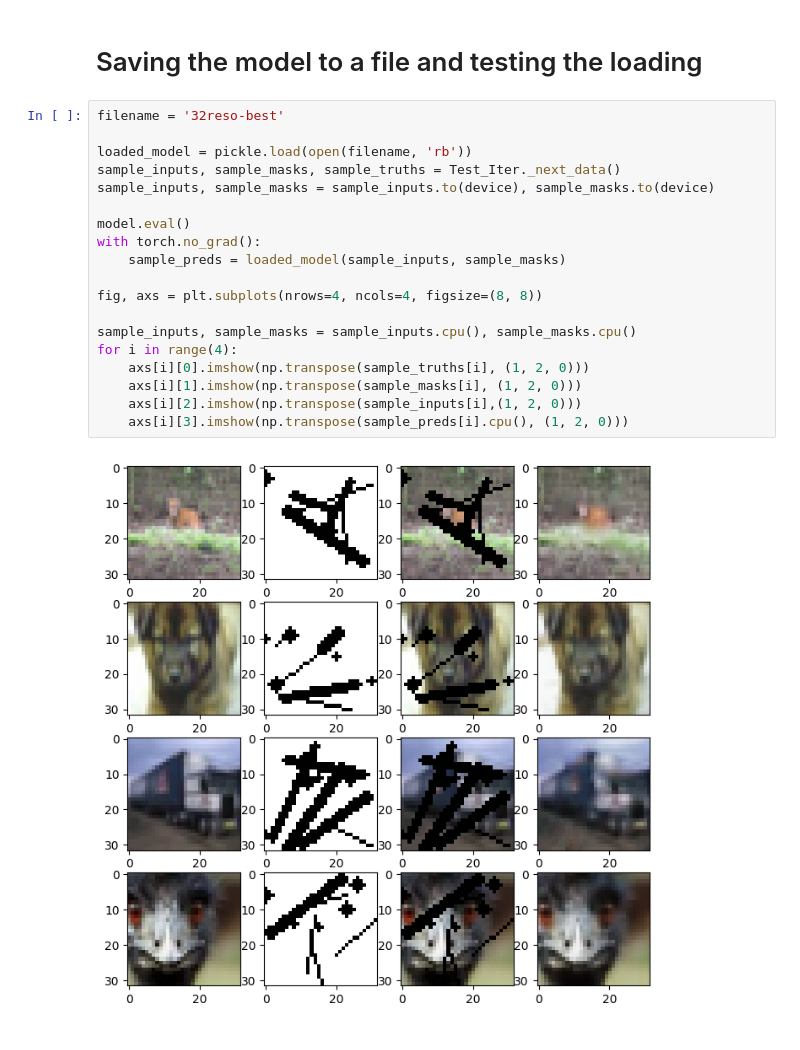
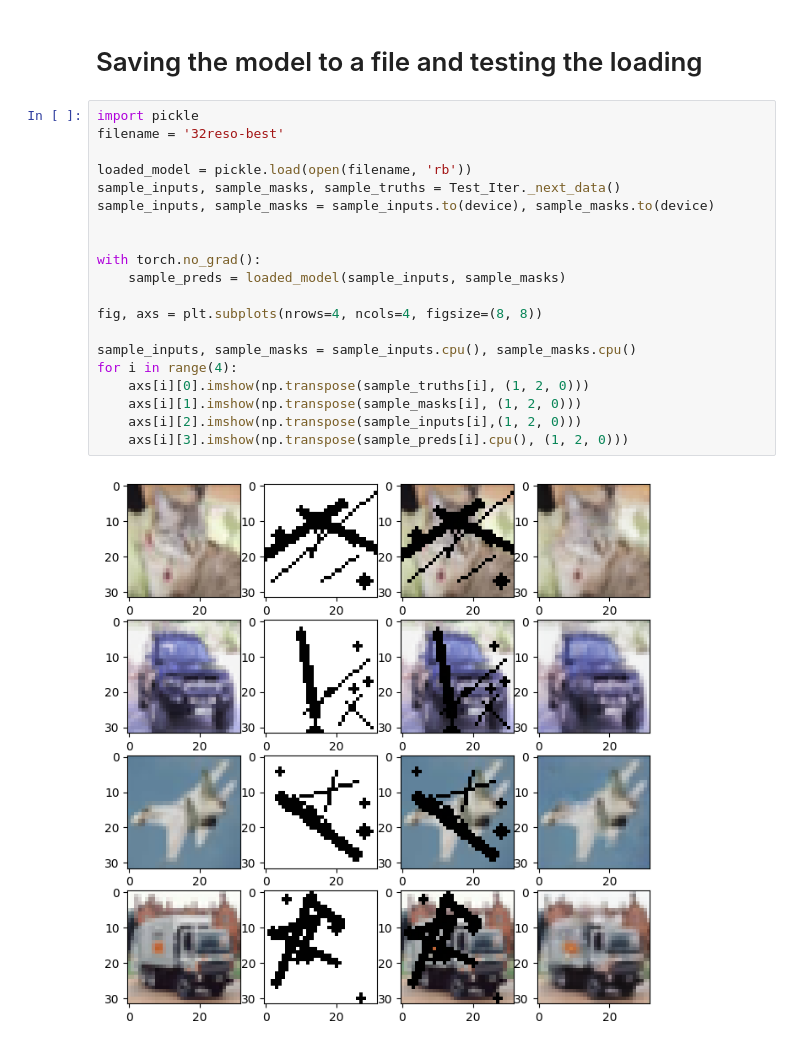
Before and after one commit to ManjotSingh08x/ImageForge, a Jupyter notebook: cifar_10_model.ipynb, the cells around one changed output. Cells and saved outputs as stored; diff of their text form.

```diff
--- a/cifar_10_model.ipynb
+++ b/cifar_10_model.ipynb
@@ -336,23 +336,24 @@ for i in range(4):
 # %% [markdown]
 # Saving the model to a file and testing the loading
 # %%
+import pickle
 filename = '32reso-best'
 
 loaded_model = pickle.load(open(filename, 'rb'))
 sample_inputs, sample_masks, sample_truths = Test_Iter._next_data()
 sample_inputs, sample_masks = sample_inputs.to(device), sample_masks.to(device)
 
-model.eval()
+
 with torch.no_grad():
     sample_preds = loaded_model(sample_inputs, sample_masks)
 
 fig, axs = plt.subplots(nrows=4, ncols=4, figsize=(8, 8))
 
 sample_inputs, sample_masks = sample_inputs.cpu(), sample_masks.cpu()
 for i in range(4):
     axs[i][0].imshow(np.transpose(sample_truths[i], (1, 2, 0)))
     axs[i][1].imshow(np.transpose(sample_masks[i], (1, 2, 0)))
     axs[i][2].imshow(np.transpose(sample_inputs[i],(1, 2, 0)))
     axs[i][3].imshow(np.transpose(sample_preds[i].cpu(), (1, 2, 0)))
 # %% [output]
-[figure, old version]
+[figure, new version]
```
Also changed, not shown: parts of 1 cell of this notebook, 3 other files.
